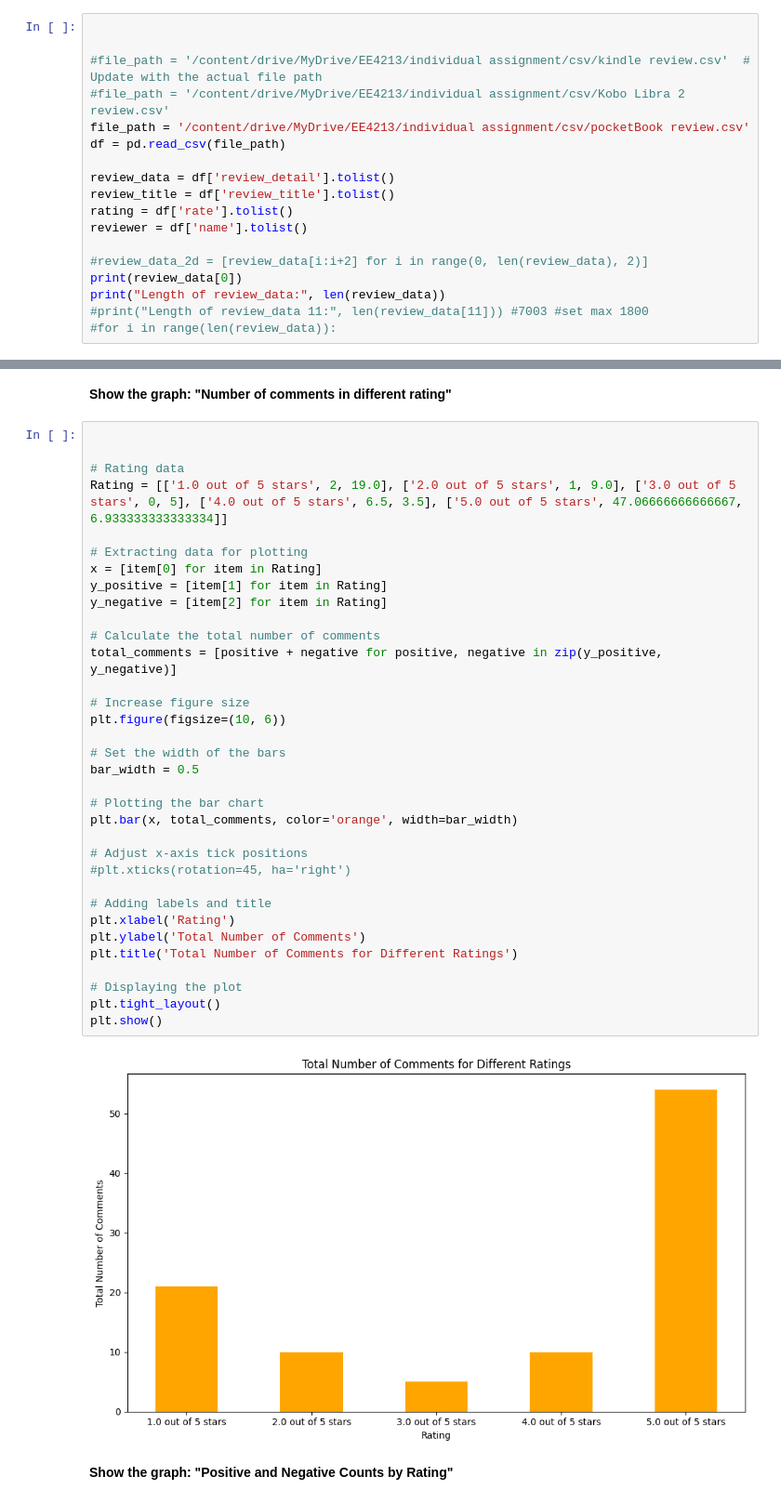
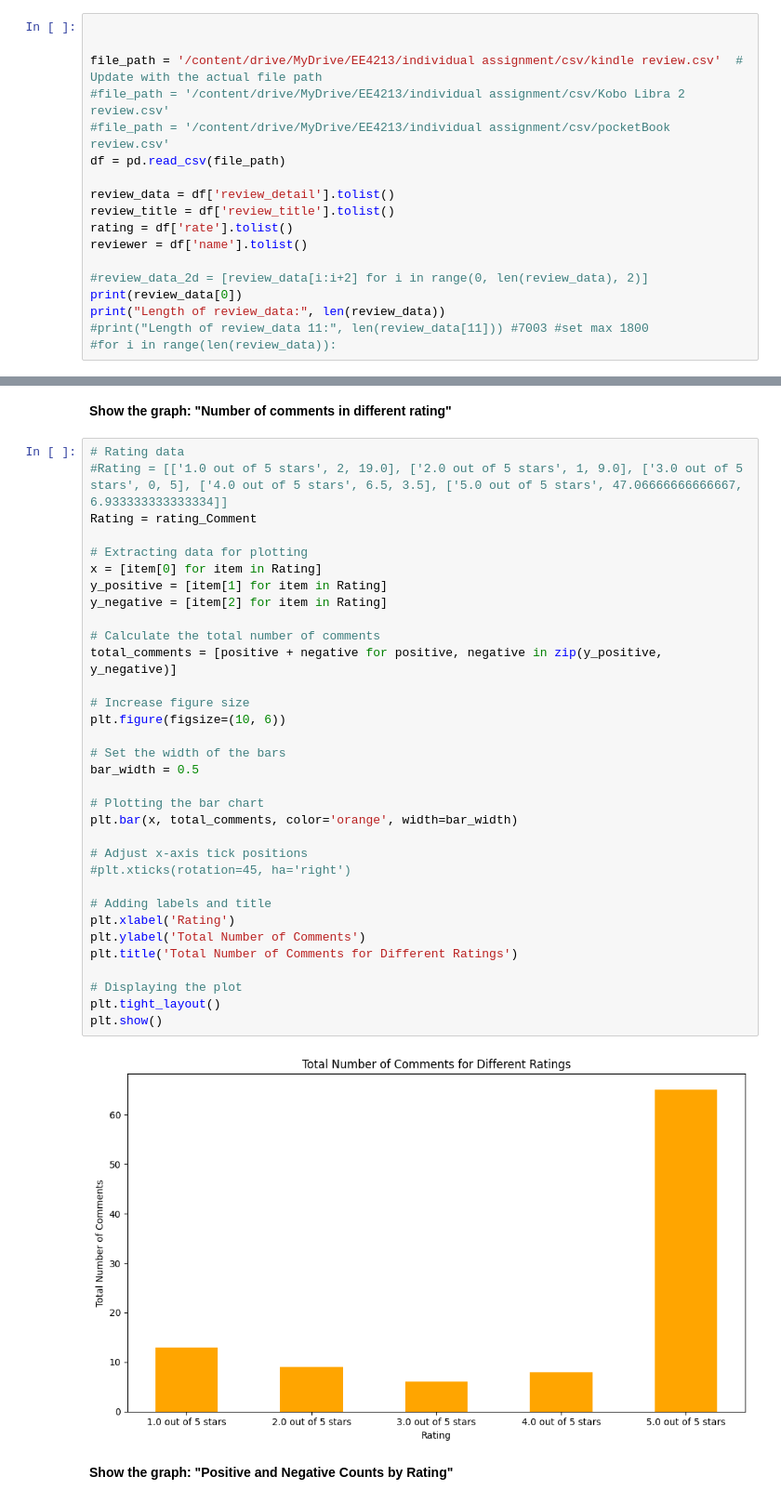
Before and after one commit to Jasonli0718/HCI-project, a Jupyter notebook: model.ipynb, the cells around one changed output, grey strips where cells are left out. Shown: that part at 93% size. Saved outputs shown, nothing was run; the diff lists cells and outputs as text.

```diff
--- a/model.ipynb
+++ b/model.ipynb
@@ -54,9 +54,9 @@ MessageError: ignored
 # %%
 
 
-#file_path = '/content/drive/MyDrive/EE4213/individual assignment/csv/kindle review.csv'  # Update with the actual file path
+file_path = '/content/drive/MyDrive/EE4213/individual assignment/csv/kindle review.csv'  # Update with the actual file path
 #file_path = '/content/drive/MyDrive/EE4213/individual assignment/csv/Kobo Libra 2 review.csv'
-file_path = '/content/drive/MyDrive/EE4213/individual assignment/csv/pocketBook review.csv'
+#file_path = '/content/drive/MyDrive/EE4213/individual assignment/csv/pocketBook review.csv'
 df = pd.read_csv(file_path)
 
 review_data = df['review_detail'].tolist()
@@ -174,41 +174,40 @@ print(df)
 # %% [markdown]
 **Show the graph: "Number of comments in different rating"**
 # %%
-
-
 # Rating data
-Rating = [['1.0 out of 5 stars', 2, 19.0], ['2.0 out of 5 stars', 1, 9.0], ['3.0 out of 5 stars', 0, 5], ['4.0 out of 5 stars', 6.5, 3.5], ['5.0 out of 5 stars', 47.06666666666667, 6.933333333333334]]
+#Rating = [['1.0 out of 5 stars', 2, 19.0], ['2.0 out of 5 stars', 1, 9.0], ['3.0 out of 5 stars', 0, 5], ['4.0 out of 5 stars', 6.5, 3.5], ['5.0 out of 5 stars', 47.06666666666667, 6.933333333333334]]
+Rating = rating_Comment
 
 # Extracting data for plotting
 x = [item[0] for item in Rating]
 y_positive = [item[1] for item in Rating]
 y_negative = [item[2] for item in Rating]
 
 # Calculate the total number of comments
 total_comments = [positive + negative for positive, negative in zip(y_positive, y_negative)]
 
 # Increase figure size
 plt.figure(figsize=(10, 6))
 
 # Set the width of the bars
 bar_width = 0.5
 
 # Plotting the bar chart
 plt.bar(x, total_comments, color='orange', width=bar_width)
 
 # Adjust x-axis tick positions
 #plt.xticks(rotation=45, ha='right')
 
 # Adding labels and title
 plt.xlabel('Rating')
 plt.ylabel('Total Number of Comments')
 plt.title('Total Number of Comments for Different Ratings')
 
 # Displaying the plot
 plt.tight_layout()
 plt.show()
 # %% [output]
-[figure, old version]
+[figure, new version]
 # %% [markdown]
 **Show the graph: "Positive and Negative Counts by Rating"**
 # %%
```
Also changed, not shown: parts of 6 cells of this notebook.
